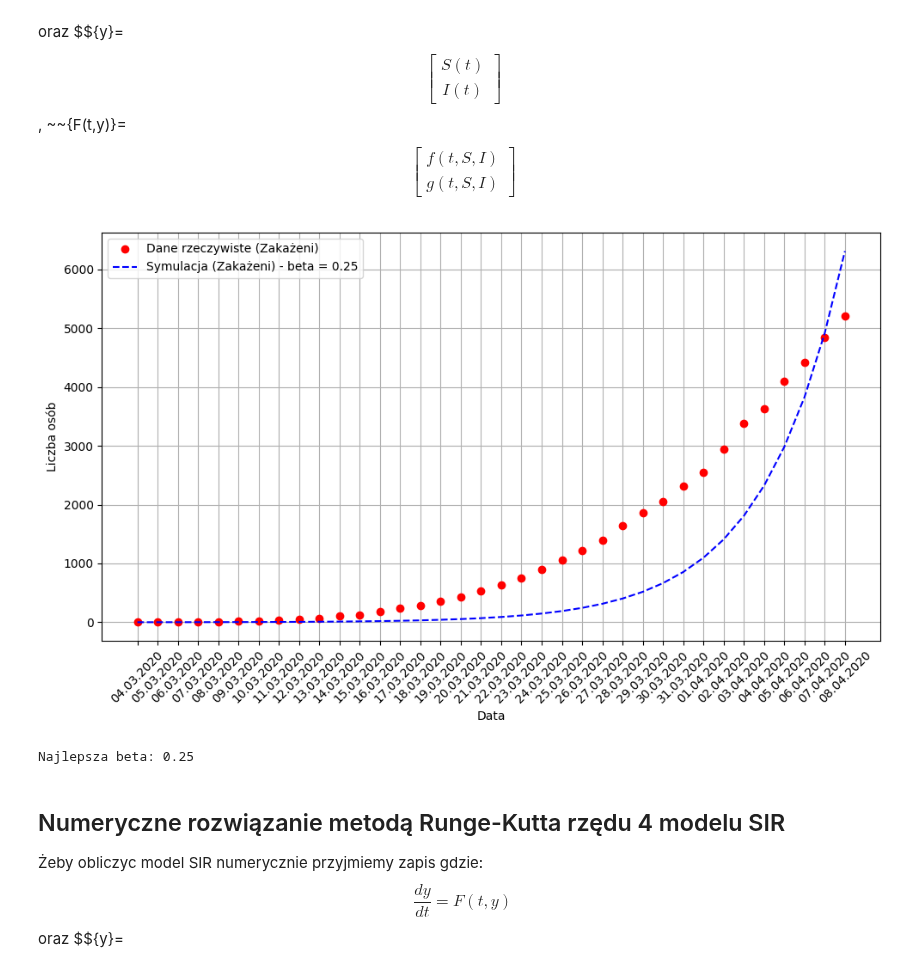
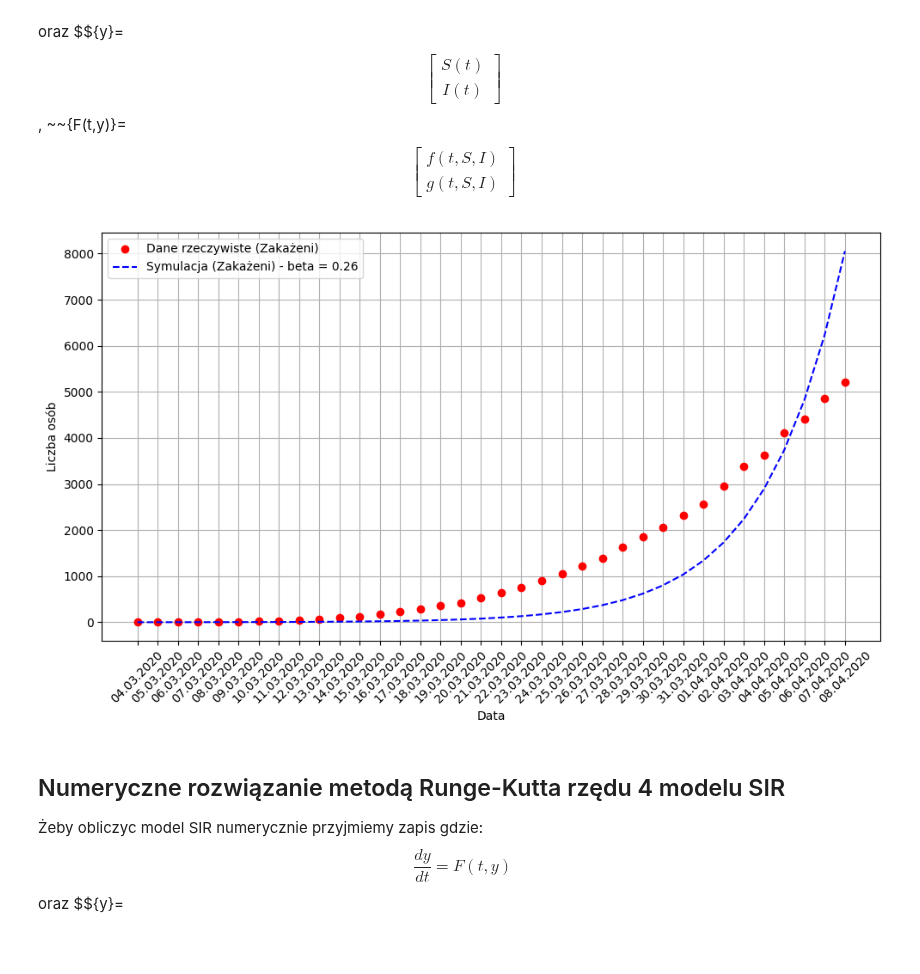
Before and after one commit to 277465/Modelowanie-Pandemii-Sars-cov-19, a Jupyter notebook: projekt.ipynb, the cells around one changed output. Drawn from its saved outputs; the diff is of its cells as text; code cells hidden in the pictures.

```diff
--- a/projekt.ipynb
+++ b/projekt.ipynb
@@ -315,18 +345,6 @@ def update(beta):
 
     return I
 
-# Funkcja do obliczania MSE (średni błąd kwadratowy)
-def mse(beta):
-    I_simulated = update(beta)  # Symulacja dla danego beta
-    return np.mean((I_simulated - infected_data)**2)  # Obliczenie MSE
-
-# Optymalizacja: Przeszukiwanie w przedziale beta
-beta_values = np.linspace(0.2, 0.4, 1000)  # Siatka wartości beta od 0 do 1 (100 punktów)
-mse_values = [mse(beta) for beta in beta_values]  # Obliczenie MSE dla każdej wartości beta
-
-# Znalezienie najlepszego beta (najmniejszy MSE)
-#best_beta = beta_values[np.argmin(mse_values)]
-best_beta = 0.3
 # Symulacja z najlepszym beta
 Iesi = update(best_beta)  # Zapisanie wyników do Iesi
 
@@ -342,7 +360,4 @@ plt.legend()
 plt.grid(True)
 plt.tight_layout()
 plt.show()
-
-# Wyświetlenie najlepszego beta
-print(f"Najlepsza beta: {best_beta:.3f}")
 # %% [output]
@@ -532,60 +546,35 @@ def rk4_step(S, I, beta, N, h):
     k4_S = f(S + h * k3_S, I + h * k3_I, beta, N)
     k4_I = g(S + h * k3_S, I + h * k3_I, beta, N)
 
     # Klasyczna aktualizacja wartości
     S_new = S + h / 6 * (k1_S + 2 * k2_S + 2 * k3_S + k4_S)
     I_new = I + h / 6 * (k1_I + 2 * k2_I + 2 * k3_I + k4_I)
 
     return S_new, I_new
 
-# Funkcja do obliczania MSE (średni błąd kwadratowy)
-def mse(beta):
-    S, I = n - infected_data[0], infected_data[0]
-    h = 1  # Krok czasowy (1 dzień)
-    I_vals = [I]
-
-    # Symulacja RK4
-    for t in range(1, len(dates)):
-        S, I = rk4_step(S, I, beta, n, h)
-        I_vals.append(I)
-
-    # Obliczenie MSE
-    return np.mean((np.array(I_vals) - np.array(infected_data))**2)
-
-# Poszukiwanie najlepszego beta
-beta_values = np.linspace(0.2, 0.5, 1000)  # Siatka wartości beta od 0 do 2
-mse_values = [mse(beta) for beta in beta_values]  # Obliczenie MSE dla każdej wartości beta
-
-# Znalezienie najlepszego beta (najmniejszy MSE)
-#best_beta = beta_values[np.argmin(mse_values)]
-best_beta = 0.25
 # Symulacja z najlepszym beta
 S, I = n - infected_data[0], infected_data[0]
 h = 1  # Krok czasowy (1 dzień)
 Irksi = [I]  # Zmienna, do której zapisujemy wartości zakażonych
-
+best_beta = 0.2572
 # Symulacja RK4 dla najlepszego beta
 for t in range(1, len(dates)):
     S, I = rk4_step(S, I, best_beta, n, h)
     Irksi.append(I)  # Zapisanie wartości zakażonych do Irksi
 
 # Wizualizacja wyników
 plt.figure(figsize=(10, 6))
 plt.plot(dates, infected_data, 'o', label='Dane rzeczywiste (Zakażeni)', color='red')
 plt.plot(dates, Irksi, label=f'Symulacja (Zakażeni) - beta = {best_beta:.2f}', linestyle='--', color='blue')
 plt.xticks(rotation=45)
 plt.xlabel("Data")
 plt.ylabel("Liczba osób")
 plt.grid(True)
 plt.legend()
 plt.tight_layout()
 plt.show()
-
-# Wyświetlenie najlepszego beta
-print(f"Najlepsza beta: {best_beta}")
 # %% [output]
-[figure, old version]
+[figure, new version]
-Najlepsza beta: 0.25
 # %% [markdown]
 ## Numeryczne rozwiązanie metodą Runge-Kutta rzędu 4 modelu SIR
 Żeby obliczyc model SIR numerycznie przyjmiemy zapis gdzie:
```
Also changed, not shown: parts of 7 cells of this notebook.
